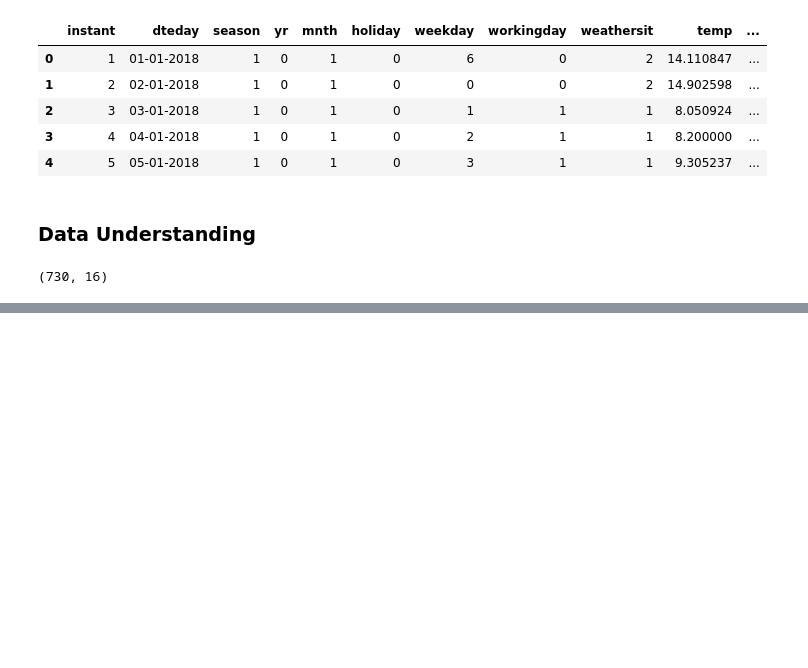
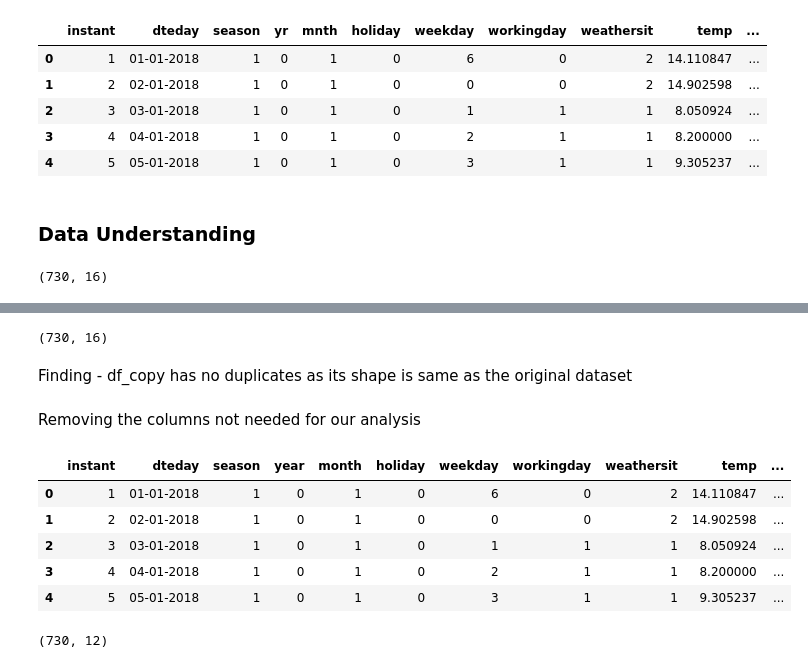
Before and after one commit to yashchaddha/Bike-Sharing-Case-Study, a Jupyter notebook: Multiple Linear Regression Assignment.ipynb, the cells around one changed output, grey strips where cells are left out. Cells and saved outputs as stored; diff of their text form; code cells hidden in the pictures; blank space fills up the shorter version.

```diff
--- a/Multiple Linear Regression Assignment.ipynb
+++ b/Multiple Linear Regression Assignment.ipynb
@@ -75,0 +123,3 @@ df.describe()
+# %%
+#Renaming the columns for better readability
+df.rename(columns={'yr':'year','mnth':'month','hum':'humidity','cnt':'count'},inplace=True)
@@ -75,0 +141,17 @@ df.describe()
+# %%
+df_copy.shape
+# %% [output]
+(730, 16)
+# %% [markdown]
+Finding - df_copy has no duplicates as its shape is same as the original dataset
+# %% [markdown]
+Removing the columns not needed for our analysis
+# %%
+df.head()
+# %% [output]
+|  | instant | dteday | season | year | month | holiday | weekday | workingday | weathersit | temp | ... |
+| 0 | 1 | 01-01-2018 | 1 | 0 | 1 | 0 | 6 | 0 | 2 | 14.110847 | ... |
+| 1 | 2 | 02-01-2018 | 1 | 0 | 1 | 0 | 0 | 0 | 2 | 14.902598 | ... |
+| 2 | 3 | 03-01-2018 | 1 | 0 | 1 | 0 | 1 | 1 | 1 | 8.050924 | ... |
+| 3 | 4 | 04-01-2018 | 1 | 0 | 1 | 0 | 2 | 1 | 1 | 8.200000 | ... |
+| 4 | 5 | 05-01-2018 | 1 | 0 | 1 | 0 | 3 | 1 | 1 | 9.305237 | ... |
@@ -75,0 +170,4 @@ df.describe()
+# %%
+df.shape
+# %% [output]
+(730, 12)
```
Also changed, not shown: parts of 20 cells of this notebook.
